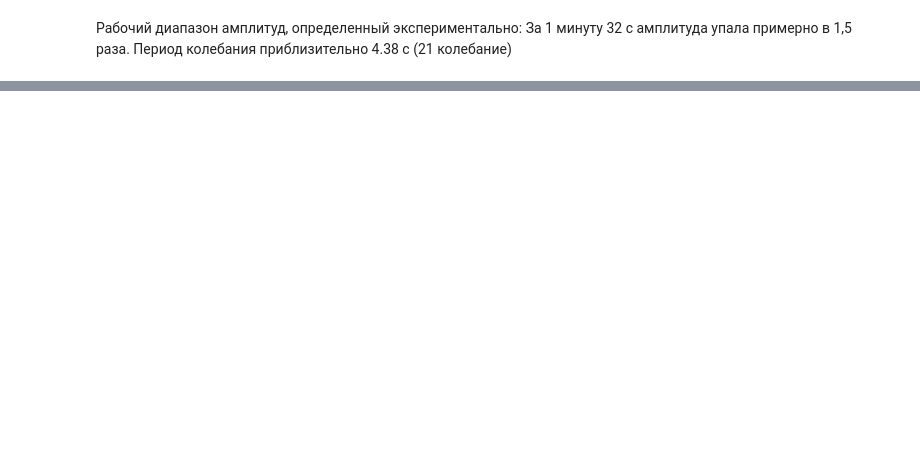
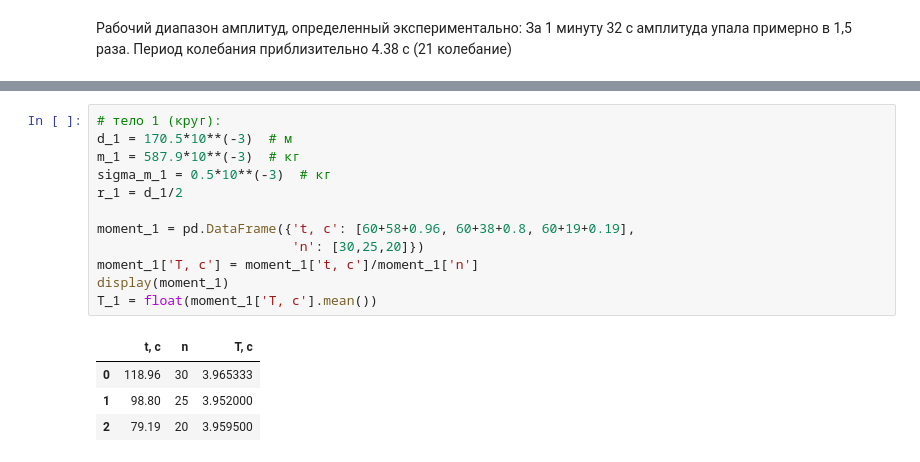
Before and after one commit to sanyaswim2020-lgtm/MIPT_phys_lab, a Jupyter notebook: Mechanics/1_2_3/1_2_3.ipynb, the cells around one changed output, grey strips where cells are left out. Drawn from its saved outputs; the diff is of its cells as text; blank space fills up the shorter version.

```diff
--- a/Mechanics/1_2_3/1_2_3.ipynb
+++ b/Mechanics/1_2_3/1_2_3.ipynb
@@ -26,0 +150,17 @@ moment_1
+# %%
+# тело 1 (круг):
+d_1 = 170.5*10**(-3)  # м
+m_1 = 587.9*10**(-3)  # кг
+sigma_m_1 = 0.5*10**(-3)  # кг
+r_1 = d_1/2
+
+moment_1 = pd.DataFrame({'t, c': [60+58+0.96, 60+38+0.8, 60+19+0.19],
+                         'n': [30,25,20]})
+moment_1['T, c'] = moment_1['t, c']/moment_1['n']
+display(moment_1)
+T_1 = float(moment_1['T, c'].mean())
+# %% [output]
+|  | t, c | n | T, c |
+| 0 | 118.96 | 30 | 3.965333 |
+| 1 | 98.80 | 25 | 3.952000 |
+| 2 | 79.19 | 20 | 3.959500 |
```
Also changed, not shown: parts of 19 cells of this notebook, 18 other files.
